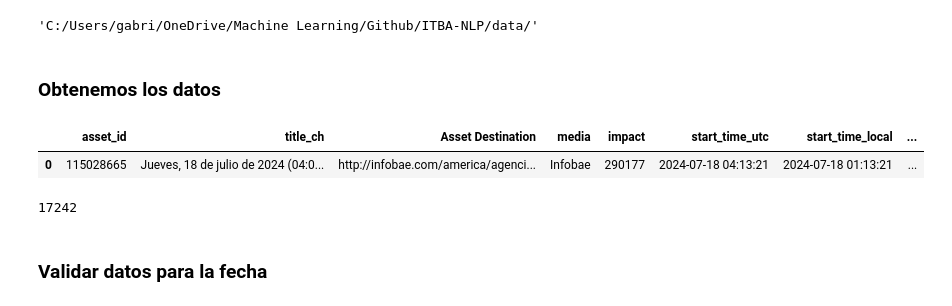
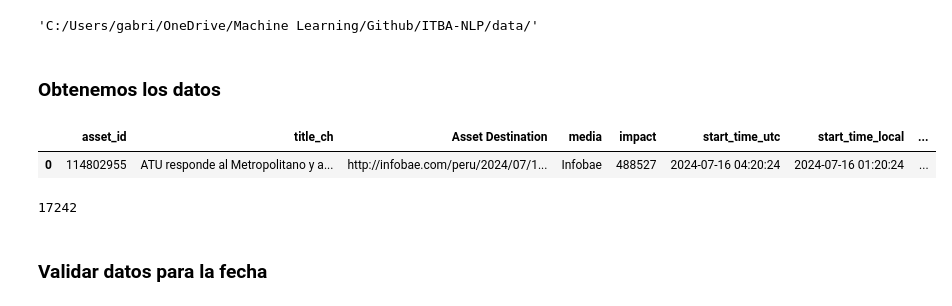
Before and after one commit to gabrielfernandorey/ITBA-NLP, a Jupyter notebook: NLP_01_data.ipynb, the cells around one changed output. Cells and saved outputs as stored; diff of their text form; code cells hidden in the pictures.

```diff
--- a/NLP_01_data.ipynb
+++ b/NLP_01_data.ipynb
@@ -92,21 +92,21 @@ PATH
 # %%
 # Ingestar noticias
 
 # Desde Hugginface
-date_choice = '2024-07-18'  # formato aaaa-mm-dd
+date_choice = '2024-07-16'  # formato aaaa-mm-dd
 path_file = f"jganzabalseenka/news_{date_choice}_24hs"
 dataset = load_dataset(path_file)
 df_parquet = pd.DataFrame(dataset['train'])
 
 # Local """ el formato del archivo parque debe ser fecha aaaammdd "
 # date_choice = '2024-07-15'
 # path_file = f"{date_choice}.parquet"
 # df_parquet = pd.read_parquet(PATH+path_file)
 
 df_parquet.head(1)
 # %% [output]
 |  | asset_id | title_ch | Asset Destination | media | impact | start_time_utc | start_time_local | ... |
-| 0 | 115028665 | Jueves, 18 de julio de 2024 (04:0... | http://infobae.com/america/agenci... | Infobae | 290177 | 2024-07-18 04:13:21 | 2024-07-18 01:13:21 | ... |
+| 0 | 114802955 | ATU responde al Metropolitano y a... | http://infobae.com/peru/2024/07/1... | Infobae | 488527 | 2024-07-16 04:20:24 | 2024-07-16 01:20:24 | ... |
 # %%
 # Cantidad total de documentos
 len(df_parquet)
```
Also changed, not shown: 1 other file.
